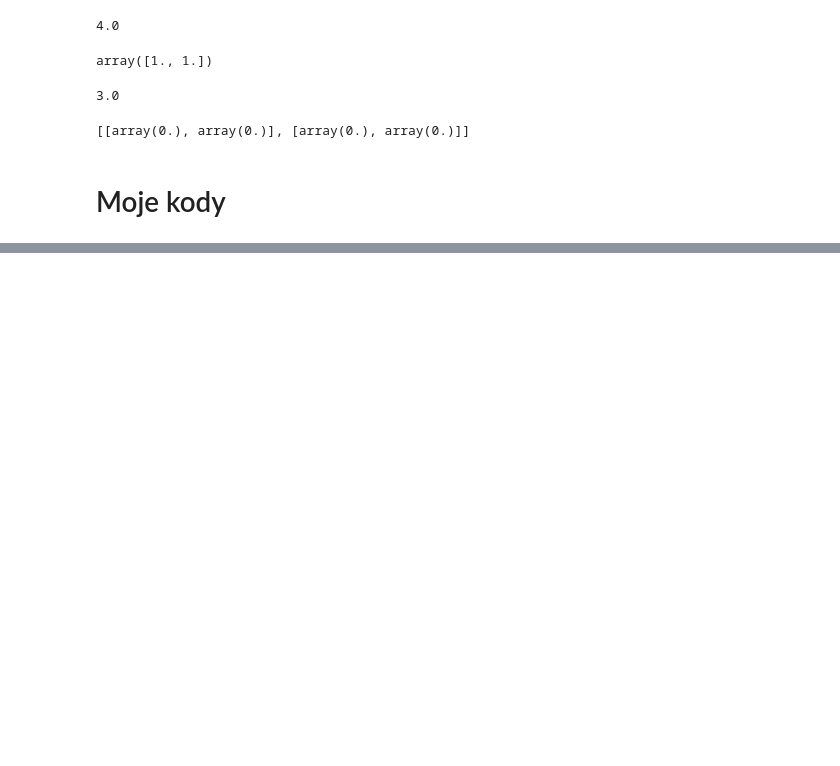
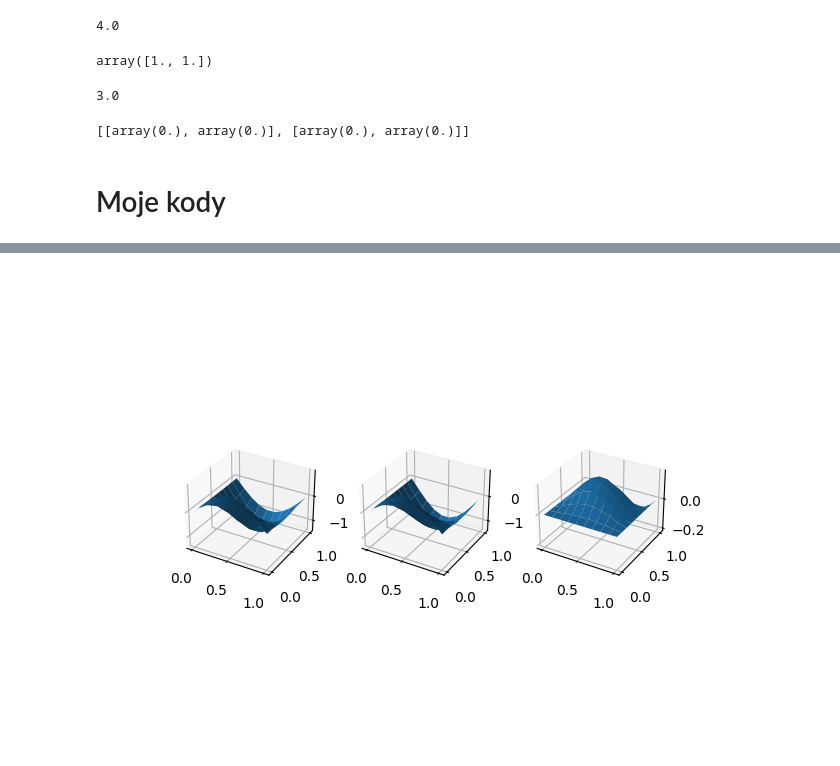
Before and after one commit to Szymex49/Neural-networks-for-solving-PDE, a Jupyter notebook: notes.ipynb, the cells around one changed output, grey strips where cells are left out. Saved outputs shown, nothing was run; the diff lists cells and outputs as text; code cells hidden in the pictures; blank space fills up the shorter version.

```diff
--- a/notes.ipynb
+++ b/notes.ipynb
@@ -713,3 +740,0 @@ def solve(equation, g_t, xs, epochs):
-# %%
-x = np.array([1, 2, 3])
-np.hstack([0, x])
@@ -718,3 +740,0 @@ array([0, 1, 2, 3])
-# %%
-x = np.array([1, 2, 3])
-np.vstack([np.ones(3), x])
@@ -724,3 +740,0 @@ array([[1., 1., 1.],
-# %%
-X = np.array([1, 2])
-X.reshape(-1, 2)
@@ -729,38 +741,75 @@ array([[1, 2]])
 # %%
+%matplotlib widget
+
 def sigmoid(x):
     return 1/(1 + np.exp(-x))
 
-def neural_network(x, weights):
-    #x.reshape(len(x), 1)
-    #for W in weights:
-    #    x = np.hstack([1, x])
-    #    x = sigmoid(W @ x)
-    x = np.vstack([np.ones(len(x)), x])
-    x = sigmoid(weights[0] @ x)
-    x = np.vstack([np.ones(len(x)), x])
-    x = weights[1] @ x
-    return x
+def neural_network(X, weights):
+    for W in weights[:-1]:
+        X = np.vstack([np.ones(X.shape[1]), X])
+        X = sigmoid(W @ X)
+    X = np.vstack([np.ones(X.shape[1]), X])
+    X = weights[-1] @ X
+    return X
 
-def g_t(x, weights):
-    g0 = 10
-    return g0 + x * neural_network(x, weights)
+def g_trial(t, x, weights):
+    X = np.vstack((t, x))
+    return (1 - t**2) * np.sin(np.pi * x) - t * np.pi * np.sin(np.pi * x) + x * (1 - x) * t**2 * neural_network(X, weights)
 
-def equation(x, g, weights):
-    g_x = elementwise_grad(g, 0)
-    g_xx = elementwise_grad(g_x, 0)
-    gamma = 1
-    return gamma * g(x, weights) + g_xx(x, weights)
+def equation(X, g, weights):
+    t = X[0,:]
+    x = X[1,:]
+    g_t = elementwise_grad(g, 0)
+    g_tt = elementwise_grad(g_t, 0)
+    g_x = elementwise_grad(g, 1)
+    g_xx = elementwise_grad(g_x, 1)
+    return g_tt(t, x, weights) - g_xx(t, x, weights)
 
-def cost(x, g_t, equation, weights):
-    return np.mean(equation(x, g_t, weights)**2)
+def cost(X, g_t, equation, weights):
+    return np.mean(equation(X, g_t, weights)**2)
 
-def solve(equation, g_t, xs, epochs):
+def solve(equation, g_t, X, layers, epochs, learning_rate=0.001):
 
     cost_grad = elementwise_grad(cost, 3)
-    weights = [np.random.randn(10, 2), np.random.randn(1, 11)]
+    weights = [np.random.randn(layers[layer + 1], layers[layer] + 1) for layer in range(len(layers) - 1)]
 
     for epoch in range(epochs):
-        dW = cost_grad(xs, g_t, equation, weights)
+        dW = cost_grad(X, g_t, equation, weights)
         for w in range(len(weights)):
-            weights[w] -= 0.001 * dW[w]
+            weights[w] -= learning_rate * dW[w]
     return weights
+
+
+
+def g_analytic(t, x):
+    return np.sin(np.pi * x) * np.cos(np.pi * t) - np.sin(np.pi * x) * np.sin(np.pi * t)
+
+n_t = 10
+n_x = 10
+ts = np.linspace(0, 1, n_t)
+xs = np.linspace(0, 1, n_x)
+ts, xs = np.meshgrid(ts, xs)
+X = np.vstack([xs.ravel(), ts.ravel()])
+
+layers = [2, 1000, 1]
+weights = solve(equation, g_trial, X, layers, 1000)
+
+# Print the deviation from the trial solution and true solution
+# X = ...
+res = g_trial(X[0,:], X[1,:], weights).flatten().reshape(10, 10)
+res_analytical = g_analytic(X[0,:], X[1,:]).reshape(10, 10)
+
+print('Max absolute difference: %g'%np.max(np.abs(res - res_analytical)))
+
+print(X.shape)
+print(res.shape)
+print(res_analytical.shape)
+
+fig, (ax1, ax2, ax3) = plt.subplots(1, 3, subplot_kw={"projection": "3d"})
+#plt.figure(figsize=(10,10))
+#ax = plt.axes(projection='3d')
+ax1.plot_surface(ts, xs, res_analytical)
+ax2.plot_surface(ts, xs, res)
+ax3.plot_surface(ts, xs, res - res_analytical)
+plt.show()
+# %% [output]
@@ -766,0 +820 @@ def solve(equation, g_t, xs, epochs):
+[figure, added]
```
Also changed, not shown: parts of 13 cells of this notebook.
